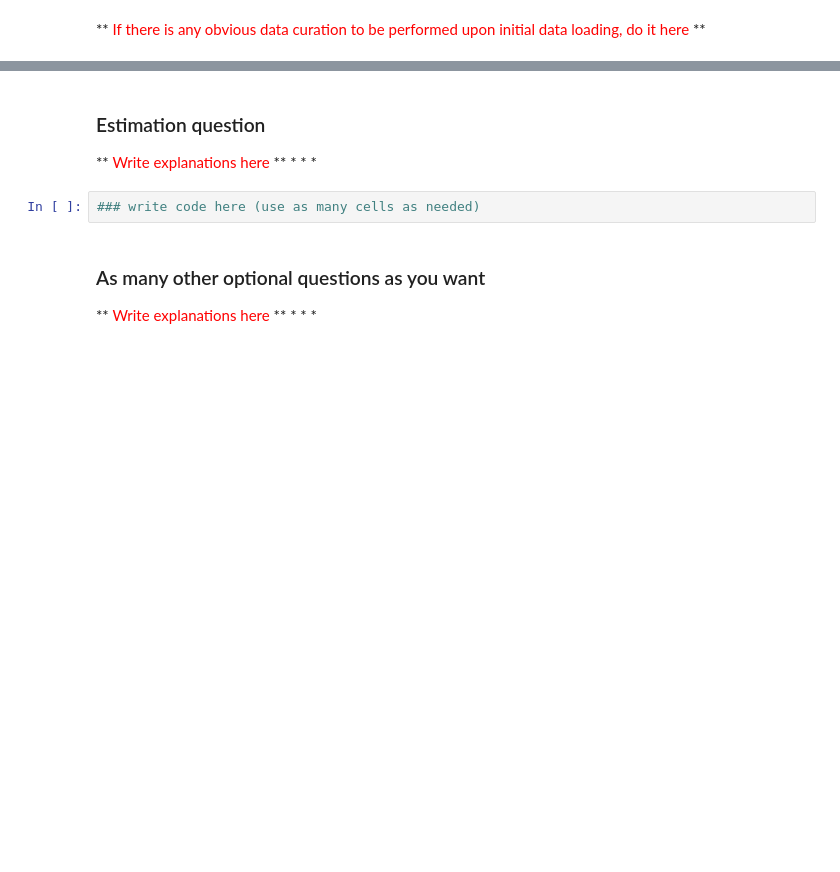
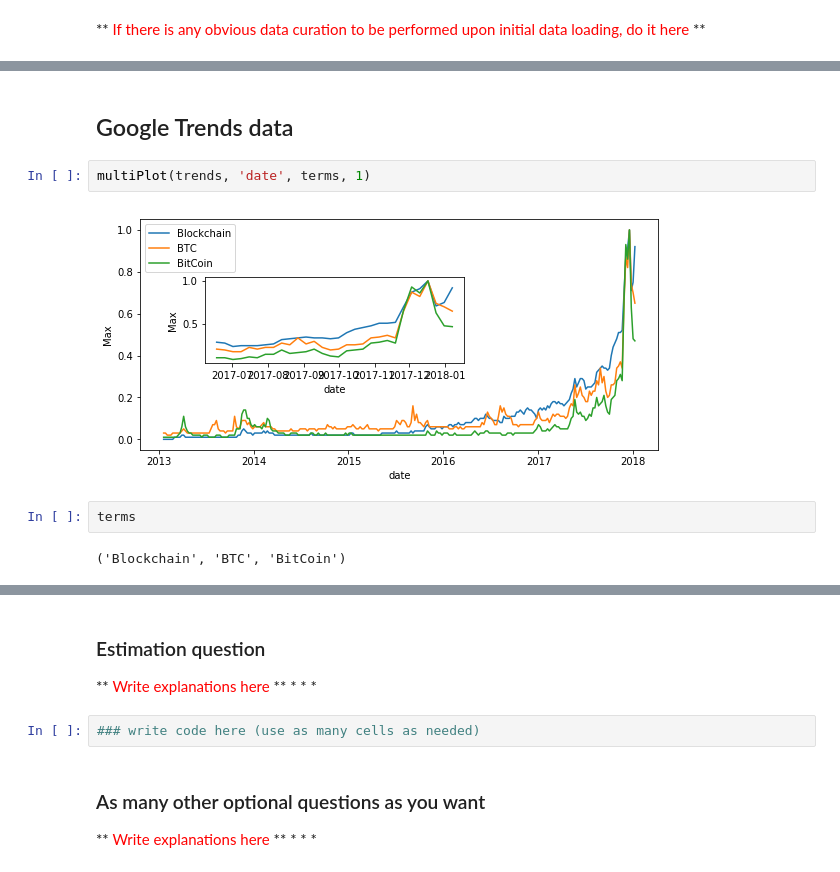
Before and after one commit to SebastienMoeller/MAP536_Python_Final, a Jupyter notebook: Projet_Notebook_Sebastien_MOELLER_Viktor_MALESEVIC.ipynb, the cells around one changed output, grey strips where cells are left out. Cells and saved outputs as stored; diff of their text form; blank space fills up the shorter version.

```diff
--- a/Projet_Notebook_Sebastien_MOELLER_Viktor_MALESEVIC.ipynb
+++ b/Projet_Notebook_Sebastien_MOELLER_Viktor_MALESEVIC.ipynb
@@ -107,0 +339,10 @@ NameError: name 'plot' is not defined
+# %% [markdown]
+## Google Trends data
+# %%
+multiPlot(trends, 'date', terms, 1)
+# %% [output]
+[figure, added]
+# %%
+terms
+# %% [output]
+('Blockchain', 'BTC', 'BitCoin')
```
Also changed, not shown: parts of 59 cells of this notebook.
